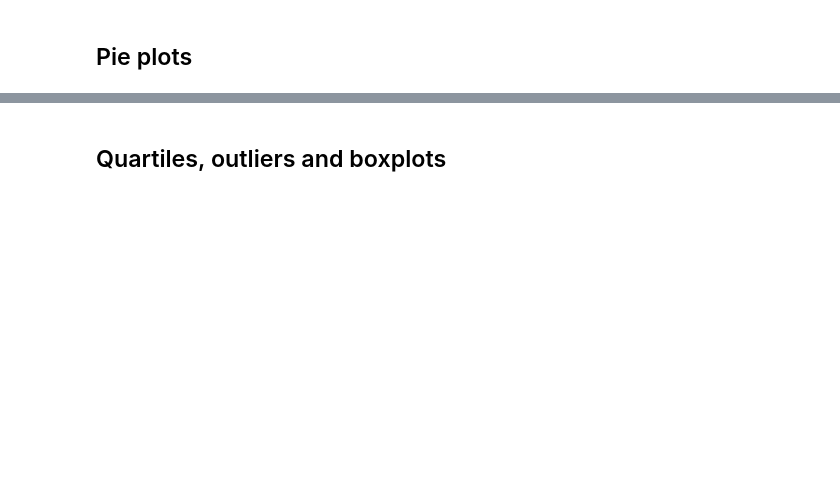
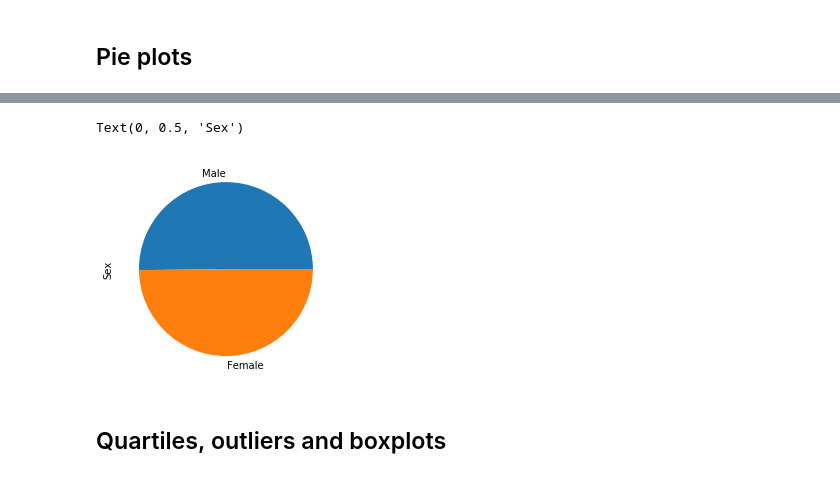
Before and after one commit to tigerkennedycosmos/Matplotlib-Challenge, a Jupyter notebook: pymaceuticals_starter.ipynb, the cells around one changed output, grey strips where cells are left out. Cells and saved outputs as stored; diff of their text form; code cells hidden in the pictures; blank space fills up the shorter version.

```diff
--- a/pymaceuticals_starter.ipynb
+++ b/pymaceuticals_starter.ipynb
@@ -94,5 +116,11 @@ plt.xticks(rotation=90)
 # %%
 # Generate a pie plot showing the distribution of female versus male mice using pyplot
+# %%
+plt.pie(pandas_data.values,labels=pandas_data.index.values)
+plt.ylabel("Sex")
+# %% [output]
+Text(0, 0.5, 'Sex')
+[figure, added]
 # %% [markdown]
 ## Quartiles, outliers and boxplots
 # %%
```
Also changed, not shown: parts of 12 cells of this notebook.
